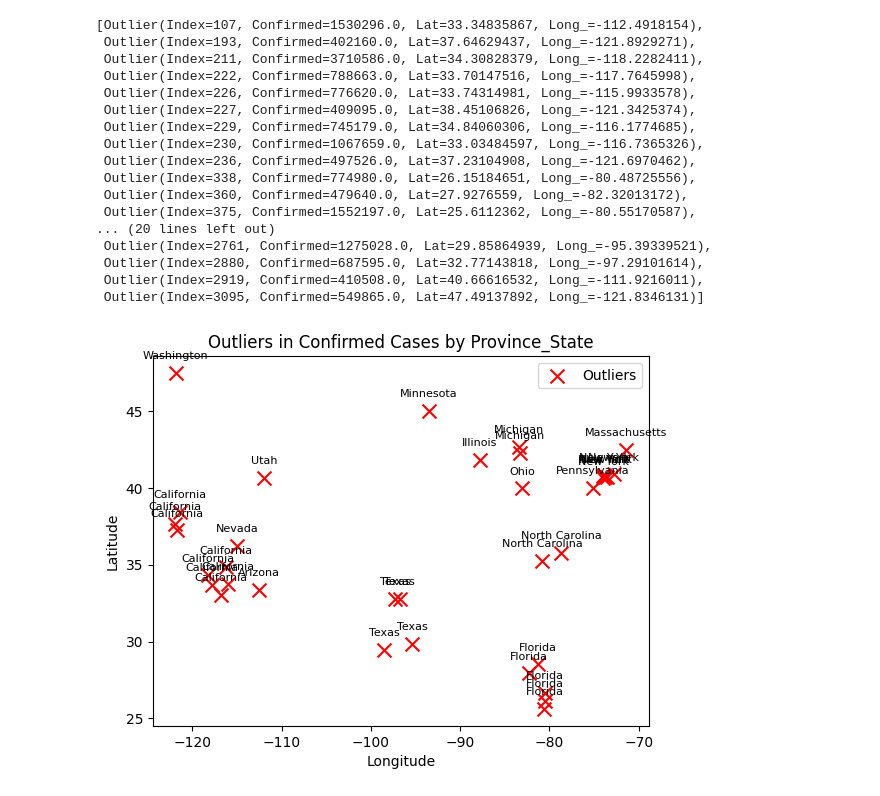
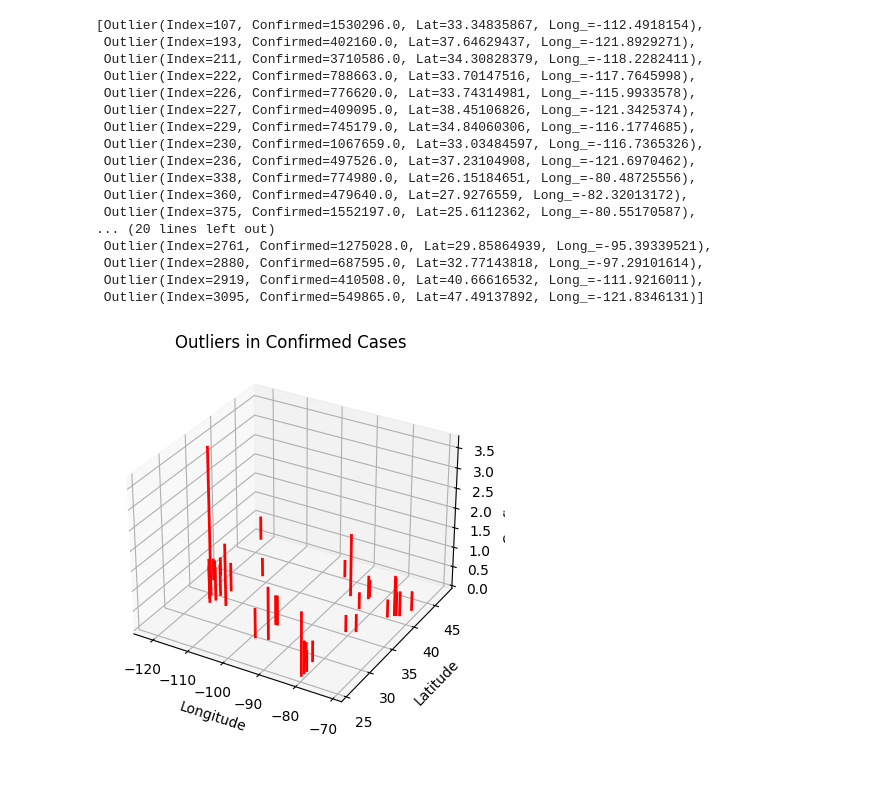
Before and after one commit to MilindiSenevirathne/COVID-19_Test, a Jupyter notebook: COVID_19_Test.ipynb, the cells around one changed output. Saved outputs shown, nothing was run; the diff lists cells and outputs as text; code cells hidden in the pictures.

```diff
--- a/COVID_19_Test.ipynb
+++ b/COVID_19_Test.ipynb
@@ -189,22 +191,28 @@ outliers_pt
  Outlier(Index=2880, Confirmed=687595.0, Lat=32.77143818, Long_=-97.29101614),
  Outlier(Index=2919, Confirmed=410508.0, Lat=40.66616532, Long_=-111.9216011),
  Outlier(Index=3095, Confirmed=549865.0, Lat=47.49137892, Long_=-121.8346131)]
-# %%
-# Extract the outlier indices from the list of tuples
-outlier_indices = [index for index, _, _, _ in outliers_pt]
-
-# Extract the latitude and longitude values of outliers
-outlier_data = gdf.loc[outlier_indices, ['Province_State', 'Lat', 'Long_']]
-
-# Plot outliers with a different color or marker and label them with 'Province_State'
-plt.scatter(outlier_data['Long_'], outlier_data['Lat'], color='red', label='Outliers', marker='x', s=100)
-for i, row in outlier_data.iterrows():
-    plt.annotate(row['Province_State'], (row['Long_'], row['Lat']), textcoords="offset points", xytext=(0,10), ha='center', fontsize=8)
-
-plt.xlabel('Longitude')
-plt.ylabel('Latitude')
-plt.title('Outliers in Confirmed Cases by Province_State')
-plt.legend()
-plt.show()
-# %% [output]
-[figure, removed]
+# %%
+from mpl_toolkits.mplot3d import Axes3D  # Import the 3D toolkit
+
+fig = plt.figure()
+ax = fig.add_subplot(111, projection='3d')
+
+dataset = pd.DataFrame({
+    'Lat': pd.to_numeric(gdf['Lat'], errors='coerce'),
+    'Long_': pd.to_numeric(gdf['Long_'], errors='coerce'),
+    'Confirmed': pd.to_numeric(gdf['Confirmed'], errors='coerce')
+})
+
+outliers_pt = detect_outliers(dataset)
+
+# Plot height lines for outliers
+for outlier in outliers_pt:
+    ax.plot([outlier.Long_, outlier.Long_], [outlier.Lat, outlier.Lat], [0, outlier.Confirmed], color='red', label='Height Line', linewidth=2)
+
+ax.set_xlabel('Longitude')
+ax.set_ylabel('Latitude')
+ax.set_zlabel('Confirmed')
+ax.set_title('Outliers in Confirmed Cases')
+plt.show()
+# %% [output]
+[figure, added]
```
Also changed, not shown: parts of 3 cells of this notebook.
